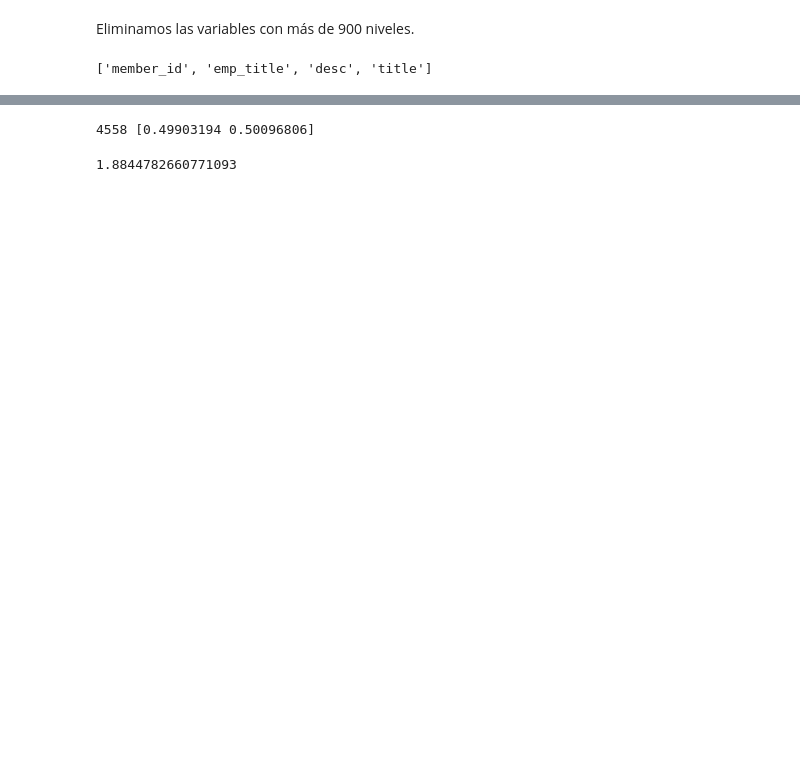
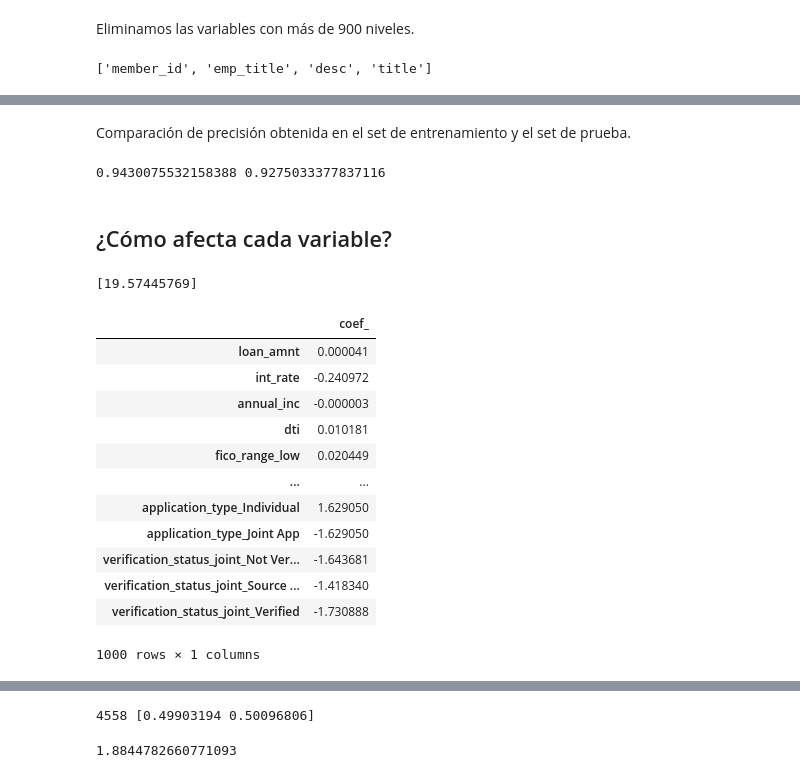
Before and after one commit to fjme95/python-para-la-ciencia-de-datos, a Jupyter notebook: LDA_Clasificación_de_default.ipynb, the cells around one changed output, grey strips where cells are left out. Cells and saved outputs as stored; diff of their text form; code cells hidden in the pictures; blank space fills up the shorter version.

```diff
--- a/LDA_Clasificación_de_default.ipynb
+++ b/LDA_Clasificación_de_default.ipynb
@@ -475,0 +401,3 @@ probs = lda.predict_proba(X_train_fac)
+# %%
+ X_train = pd.get_dummies(X_train, columns=columns_by_type['object'])
+ X_train
@@ -475,0 +412,3 @@ probs = lda.predict_proba(X_train_fac)
+# %%
+X_train_fact = X_train.fillna(99).drop("id", 1)
+X_train_fact
@@ -475,0 +435,5 @@ probs = lda.predict_proba(X_train_fac)
+# %%
+lda = LinearDiscriminantAnalysis()
+lda.fit(X_train_fact, y_train)
+train_pred = lda.predict(X_train_fact)
+print(classification_report(y_train, train_pred))
@@ -475,0 +474,30 @@ probs = lda.predict_proba(X_train_fac)
+# %% [markdown]
+Comparación de precisión obtenida en el set de entrenamiento y el set de prueba.
+# %%
+print(
+    lda.score(X_train_fact, y_train),
+    lda.score(X_test_fact, y_test)
+)
+# %% [output]
+0.9430075532158388 0.9275033377837116
+# %% [markdown]
+## ¿Cómo afecta cada variable?
+# %%
+coef_df = pd.DataFrame(lda.coef_[0], X_train_fact.columns, ["coef_"])
+print(lda.intercept_)
+coef_df
+# %% [output]
+[19.57445769]
+|  | coef_ |
+| loan_amnt | 0.000041 |
+| int_rate | -0.240972 |
+| annual_inc | -0.000003 |
+| dti | 0.010181 |
+| fico_range_low | 0.020449 |
+| ... | ... |
+| application_type_Individual | 1.629050 |
+| application_type_Joint App | -1.629050 |
+| verification_status_joint_Not Ver... | -1.643681 |
+| verification_status_joint_Source ... | -1.418340 |
+| verification_status_joint_Verified | -1.730888 |
+1000 rows × 1 columns
```
Also changed, not shown: parts of 53 cells of this notebook.
